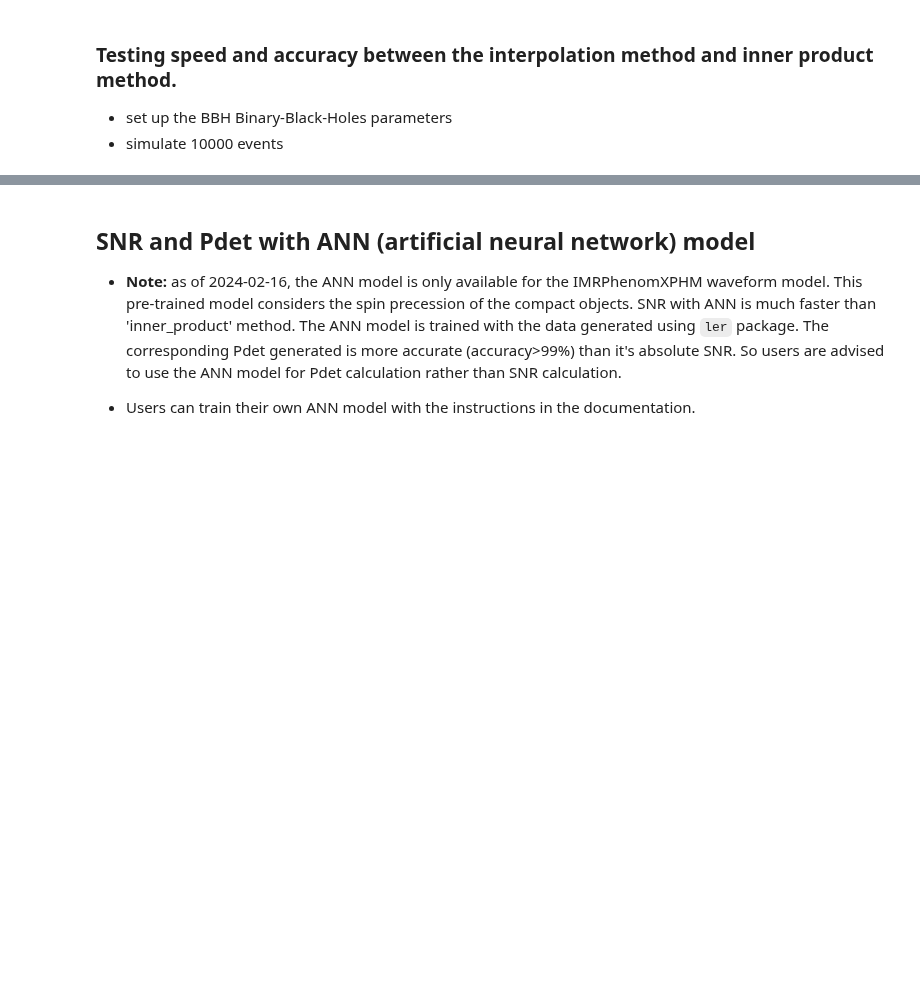
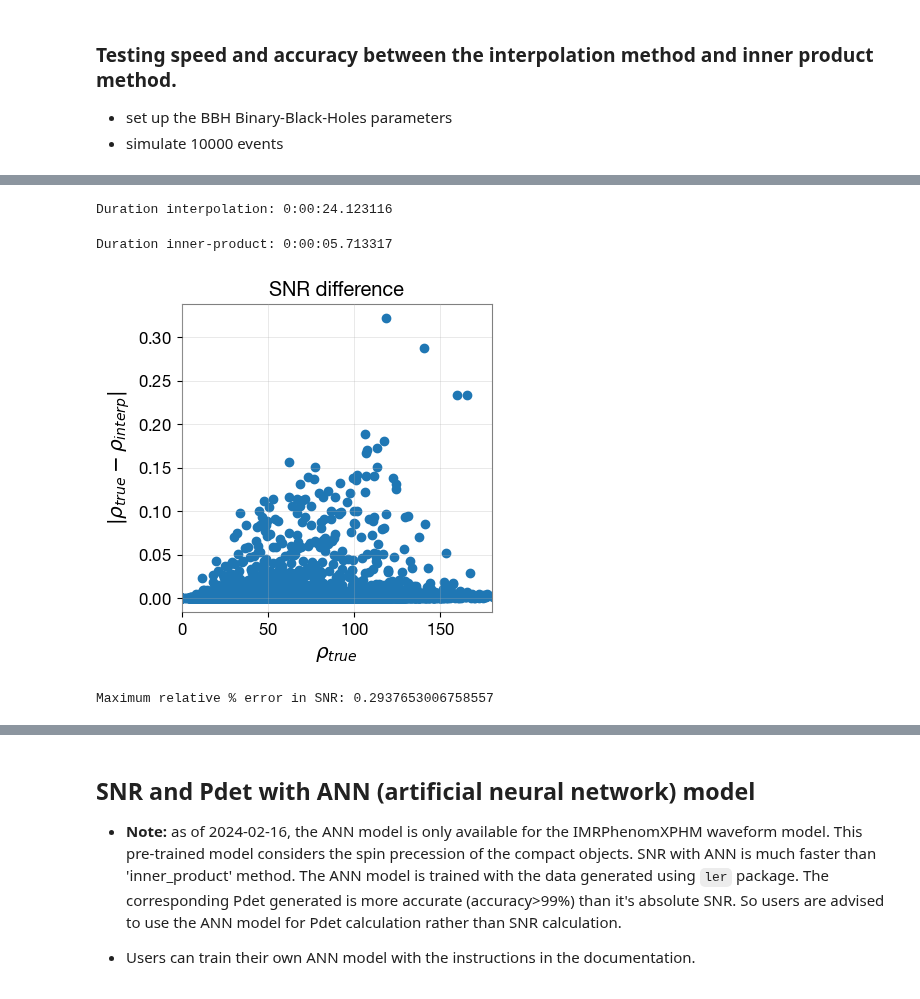
Before and after one commit to hemantaph/gwsnr, a Jupyter notebook: examples/snr_generation.ipynb, the cells around one changed output, grey strips where cells are left out. Cells and saved outputs as stored; diff of their text form; code cells hidden in the pictures; blank space fills up the shorter version.

```diff
--- a/examples/snr_generation.ipynb
+++ b/examples/snr_generation.ipynb
@@ -402,0 +421,54 @@ What will change?
+# %%
+# gerneral case, random parameters
+# chirp mass can go upto only 95 if f_min=20. to get non zero SNR
+nsamples = 10000
+chirp_mass = np.linspace(5,60,nsamples)
+mass_ratio = np.random.uniform(0.2,1,size=nsamples)
+param_dict = dict(
+    mass_1 = (chirp_mass*(1+mass_ratio)**(1/5))/mass_ratio**(3/5),
+    mass_2 = chirp_mass*mass_ratio**(2/5)*(1+mass_ratio)**(1/5),
+    # Fix luminosity distance
+    luminosity_distance = 500*np.ones(nsamples),
+    # Randomly sample everything else:
+    theta_jn = np.random.uniform(0,2*np.pi, size=nsamples),
+    ra = np.random.uniform(0,2*np.pi, size=nsamples),
+    dec = np.random.uniform(0,np.pi, size=nsamples),
+    psi = np.random.uniform(0,2*np.pi, size=nsamples),
+    phase = np.random.uniform(0,2*np.pi, size=nsamples),
+    geocent_time = 1246527224.169434*np.ones(nsamples),
+    # spin zero
+    a_1 = np.random.uniform(-0.8,0.8, size=nsamples),
+    a_2 = np.random.uniform(-0.8,0.8, size=nsamples),
+)
+# %%
+# for non-spinning IMRPhenomD waveform
+# running it for the first time will take longer, as the jit code generate the compiled code
+start_time = datetime.now()
+interp_snr_aligned_spins = gwsnr_aligned_spins.snr(gw_param_dict=param_dict)
+end_time = datetime.now()
+print('Duration interpolation: {}'.format(end_time - start_time))
+# %% [output]
+Duration interpolation: 0:00:24.123116
+# %%
+# error might occur for mchirp>95., if f_min=20.
+start_time = datetime.now()
+bilby_snr = gwsnr_aligned_spins.compute_bilby_snr(gw_param_dict=param_dict)
+end_time = datetime.now()
+print('Duration inner-product: {}'.format(end_time - start_time))
+# %% [output]
+Duration inner-product: 0:00:05.713317
+# %%
+plt.figure(figsize=(4,4))
+plt.plot(bilby_snr['optimal_snr_net'], abs(interp_snr_aligned_spins['optimal_snr_net']-bilby_snr['optimal_snr_net']), 'o', color='C0')
+plt.xlabel(r"$\rho_{true}$")
+plt.ylabel(r"$|\rho_{true} - \rho_{interp}|$")
+plt.title(r"SNR difference")
+plt.xlim(0, 180)
+plt.grid(alpha=0.4)
+plt.show()
+# %% [output]
+[figure, added]
+# %%
+print('Maximum relative % error in SNR:', max(abs(interp_snr_aligned_spins['optimal_snr_net']-bilby_snr['optimal_snr_net'])/ interp_snr_aligned_spins['optimal_snr_net'] * 100))
+# %% [output]
+Maximum relative % error in SNR: 0.2937653006758557
```
Also changed, not shown: parts of 63 cells of this notebook, 51 other files.
